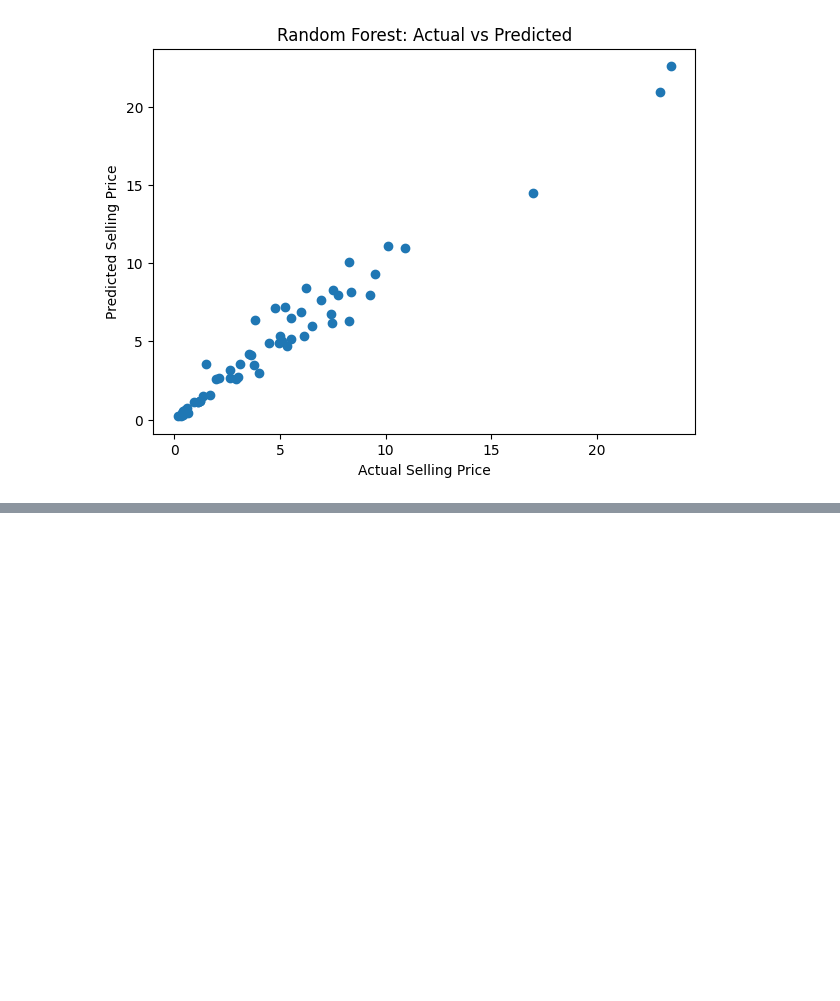
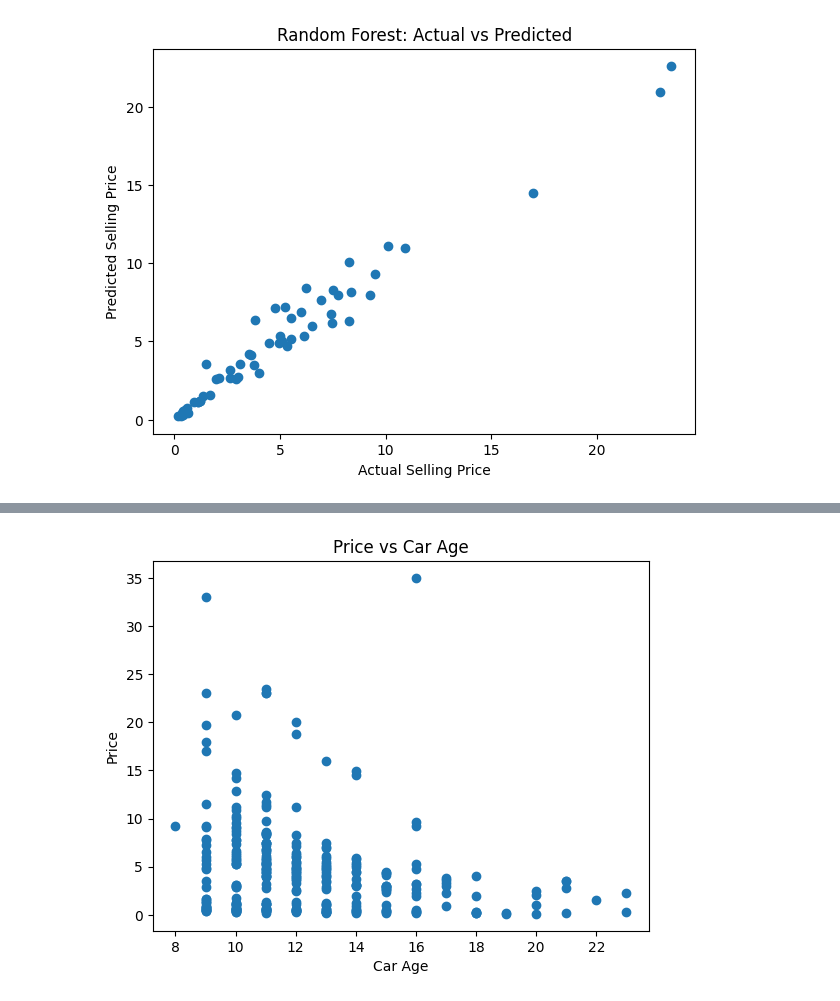
Before and after one commit to Spreeha-79/Car-Price-Prediction, a Jupyter notebook: price_prediction-1.ipynb, the cells around one changed output, grey strips where cells are left out. Saved outputs shown, nothing was run; the diff lists cells and outputs as text; code cells hidden in the pictures; blank space fills up the shorter version.

```diff
--- a/price_prediction-1.ipynb
+++ b/price_prediction-1.ipynb
@@ -246,0 +277,8 @@ plt.show()
+# %%
+plt.scatter(df['Car_Age'], df['Selling_Price'])
+plt.xlabel("Car Age")
+plt.ylabel("Price")
+plt.title("Price vs Car Age")
+plt.show()
+# %% [output]
+[figure, added]
```
Also changed, not shown: parts of 7 cells of this notebook.
